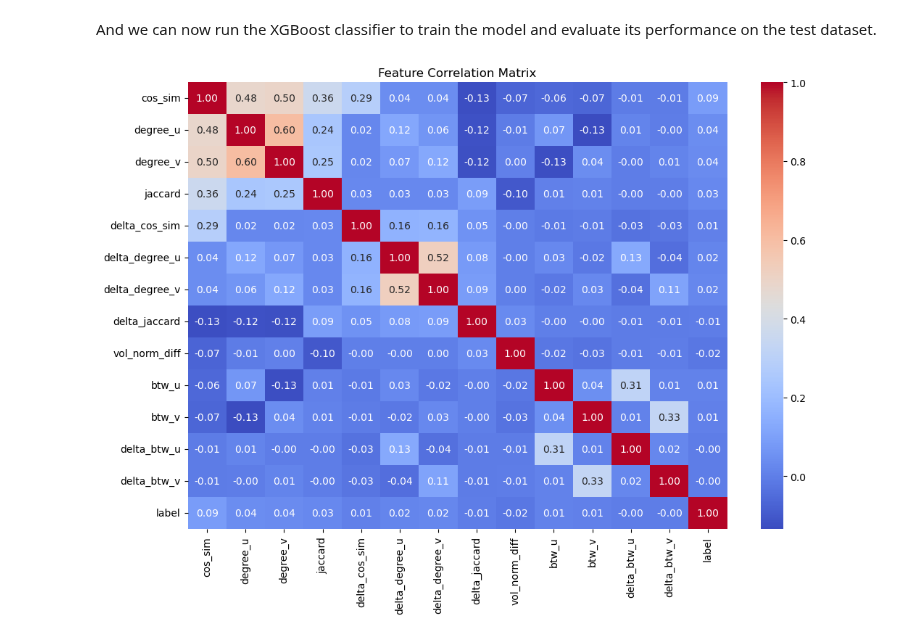
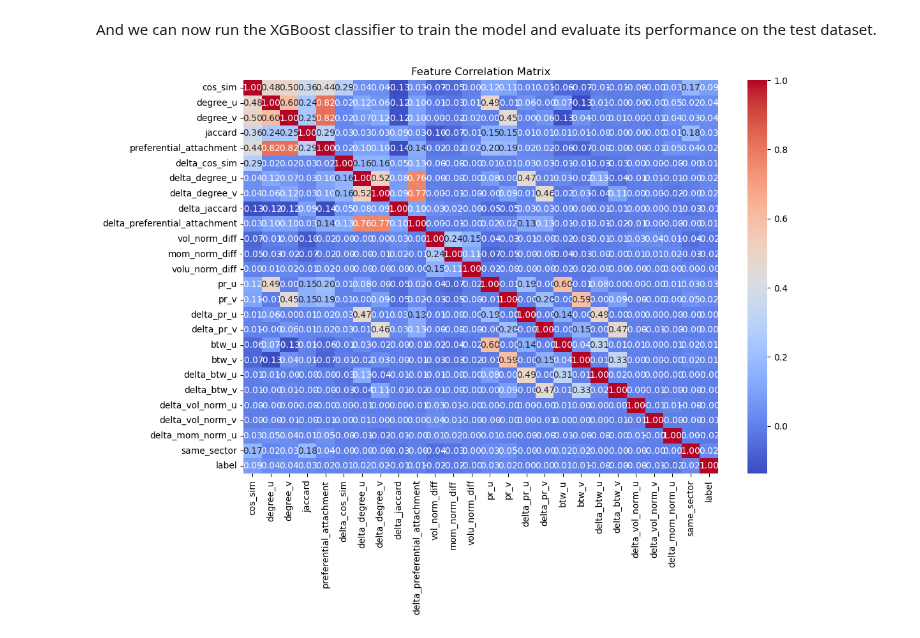
Before and after one commit to pedroleitao-neo4j/neo4j-stocks-correlator, a Jupyter notebook: link_prediction.ipynb, the cells around one changed output. Cells and saved outputs as stored; diff of their text form; code cells hidden in the pictures.

```diff
--- a/link_prediction.ipynb
+++ b/link_prediction.ipynb
@@ -435,6 +440,9 @@ def build_lp_samples_for_triple(prev_window: str,
             and mu.get("sector") == mv.get("sector")
         )
 
+        # Preferential Attachment at t
+        preferential_attachment_t = degree_u_t * degree_v_t
+
         # Graph features at t-1 (prev_window)
         if u in tickers_prev_set and v in tickers_prev_set:
             emb_u_prev = emb_prev.get(u)
@@ -450,11 +458,12 @@ def build_lp_samples_for_triple(prev_window: str,
             sim_info_prev = sim_prev.get(pair, {"jaccard": jaccard_t})
             jaccard_prev = sim_info_prev["jaccard"]
 
-
             pr_u_prev  = pr_prev.get(u, pr_u_t)
             pr_v_prev  = pr_prev.get(v, pr_v_t)
             btw_u_prev = btw_prev.get(u, btw_u_t)
             btw_v_prev = btw_prev.get(v, btw_v_t)
+
+            preferential_attachment_prev = degree_u_prev * degree_v_prev
         else:
             cos_sim_prev  = cos_sim_t
             degree_u_prev = degree_u_t
@@ -464,6 +473,8 @@ def build_lp_samples_for_triple(prev_window: str,
             pr_v_prev     = pr_v_t
             btw_u_prev    = btw_u_t
             btw_v_prev    = btw_v_t
+            preferential_attachment_prev = preferential_attachment_t
+
         delta_cos_sim   = cos_sim_t   - cos_sim_prev
         delta_degree_u  = degree_u_t  - degree_u_prev
         delta_degree_v  = degree_v_t  - degree_v_prev
@@ -472,6 +483,7 @@ def build_lp_samples_for_triple(prev_window: str,
         delta_pr_v      = pr_v_t      - pr_v_prev
         delta_btw_u     = btw_u_t     - btw_u_prev
         delta_btw_v     = btw_v_t     - btw_v_prev
+        delta_preferential_attachment = preferential_attachment_t - preferential_attachment_prev
         # Normalized metrics at t
         m_u_t = metrics_t.get(u, {})
         m_v_t = metrics_t.get(v, {})
@@ -524,6 +536,7 @@ def build_lp_samples_for_triple(prev_window: str,
             "pr_v": pr_v_t,
             "btw_u": btw_u_t,
             "btw_v": btw_v_t,
+            "preferential_attachment": preferential_attachment_t,
             # graph deltas
             "delta_cos_sim": delta_cos_sim,
             "delta_degree_u": delta_degree_u,
@@ -533,6 +546,7 @@ def build_lp_samples_for_triple(prev_window: str,
             "delta_pr_v": delta_pr_v,
             "delta_btw_u": delta_btw_u,
             "delta_btw_v": delta_btw_v,
+            "delta_preferential_attachment": delta_preferential_attachment,
             # numeric pairwise + deltas
             "vol_norm_diff": vol_norm_diff,
             "mom_norm_diff": mom_norm_diff,
@@ -618,37 +632,45 @@ import matplotlib.pyplot as plt
 
 feature_core = [
     # graph, static
     "cos_sim",
     "degree_u",
     "degree_v",
     "jaccard",
+    "preferential_attachment",
     # graph deltas
     "delta_cos_sim",
     "delta_degree_u",
     "delta_degree_v",
-    #"delta_jaccard",
+    "delta_jaccard",
+    "delta_preferential_attachment",
     # numeric normalized pairwise
-    #"vol_norm_diff"
+    "vol_norm_diff",
+    "mom_norm_diff",
+    "volu_norm_diff",
 ]
 
 feature_cols = feature_core + [
     "pr_u",
     "pr_v",
     "delta_pr_u",
     "delta_pr_v",
-    #"btw_u",  # Betweenness u at t
-    #"btw_v",  # Betweenness v at t
+    "btw_u",  # Betweenness u at t
+    "btw_v",  # Betweenness v at t
     "delta_btw_u",  # delta Betweenness u
-    "delta_btw_v",  # delta Betweenness v
+    "delta_btw_v",  # delta Betweenness v,
+    "delta_vol_norm_u",
+    "delta_vol_norm_v",
+    "delta_mom_norm_u",
+    "same_sector"
 ]
 
 # Plot correlation matrix for training features
 
 plt.figure(figsize=(12, 8))
 corr = df_train_all[feature_cols + ["label"]].corr()
 sns.heatmap(corr, annot=True, fmt=".2f", cmap="coolwarm")
 plt.title("Feature Correlation Matrix")
 plt.show()
 # %% [output]
-[figure, old version]
+[figure, new version]
 # %%
```
Also changed, not shown: parts of 10 cells of this notebook, 2 other files.
